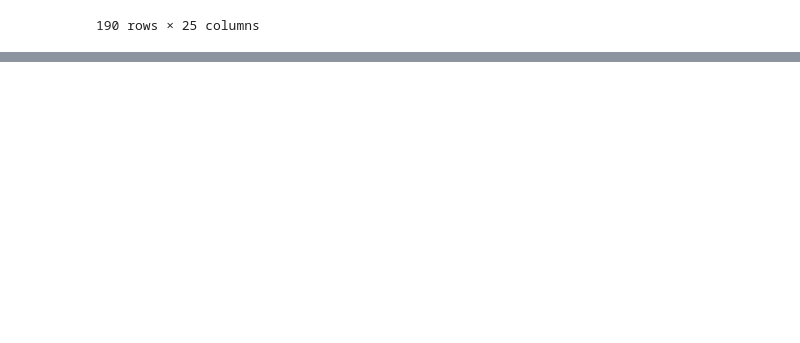
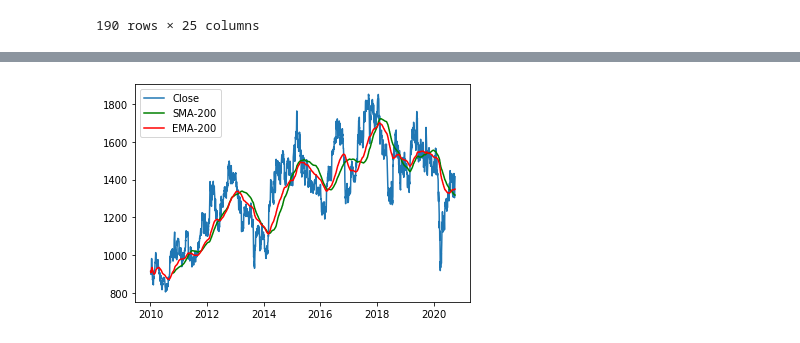
Before and after one commit to rsnaraya/IPBA, a Jupyter notebook: CaseStudy - Stock prediction.ipynb, the cells around one changed output, grey strips where cells are left out. Cells and saved outputs as stored; diff of their text form; code cells hidden in the pictures; blank space fills up the shorter version.

```diff
--- a/CaseStudy - Stock prediction.ipynb
+++ b/CaseStudy - Stock prediction.ipynb
@@ -209,0 +231,9 @@ Name: Date, Length: 2667, dtype: int64
+# %%
+Acc = raw_data[raw_data.Symbol == "ACC"]
+plt.plot(Acc.Date, Acc['Close'], label='Close')
+plt.plot(Acc.Date, Acc['SMA-200'], label='SMA-200', color='green')
+plt.plot(Acc.Date, Acc['EMA-200'], label='EMA-200', color='red')
+plt.legend(loc='upper left')
+plt.show()
+# %% [output]
+[figure, added]
```
Also changed, not shown: parts of 105 cells of this notebook.
